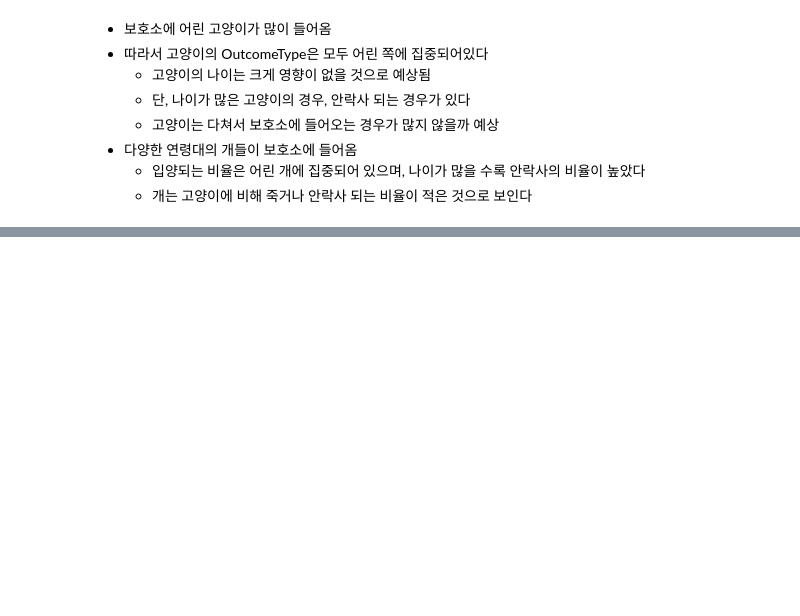
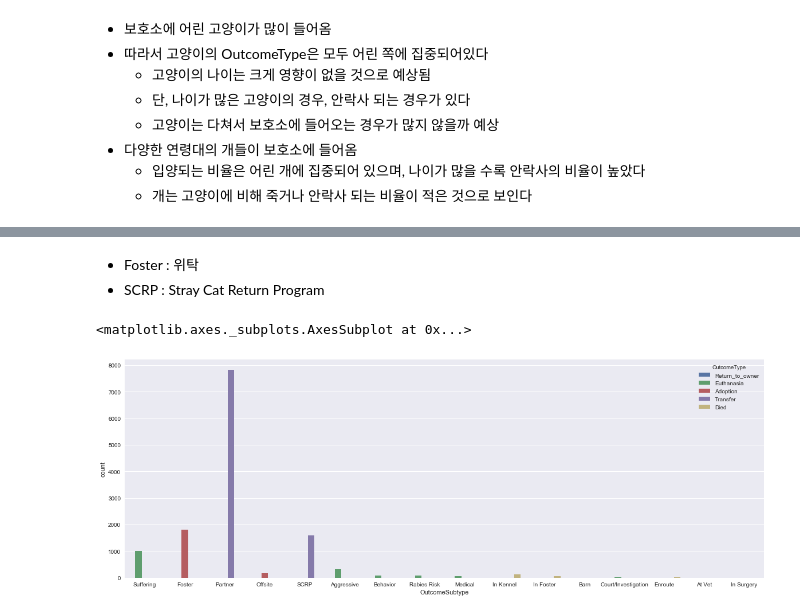
Before and after one commit to JihongL/Shelter-Animal-Outcomes, a Jupyter notebook: Shelter_EDA.ipynb, the cells around one changed output, grey strips where cells are left out. Cells and saved outputs as stored; diff of their text form; code cells hidden in the pictures; blank space fills up the shorter version.

```diff
--- a/Shelter_EDA.ipynb
+++ b/Shelter_EDA.ipynb
@@ -305,0 +252,9 @@ sub_df2
+# %% [markdown]
+* Foster : 위탁
+* SCRP : Stray Cat Return Program
+# %%
+plt.figure(figsize=(20,7))
+sns.countplot(x='OutcomeSubtype', hue='OutcomeType', data = train)
+# %% [output]
+<matplotlib.axes._subplots.AxesSubplot at 0x...>
+[figure, added]
```
Also changed, not shown: parts of 12 cells of this notebook.
